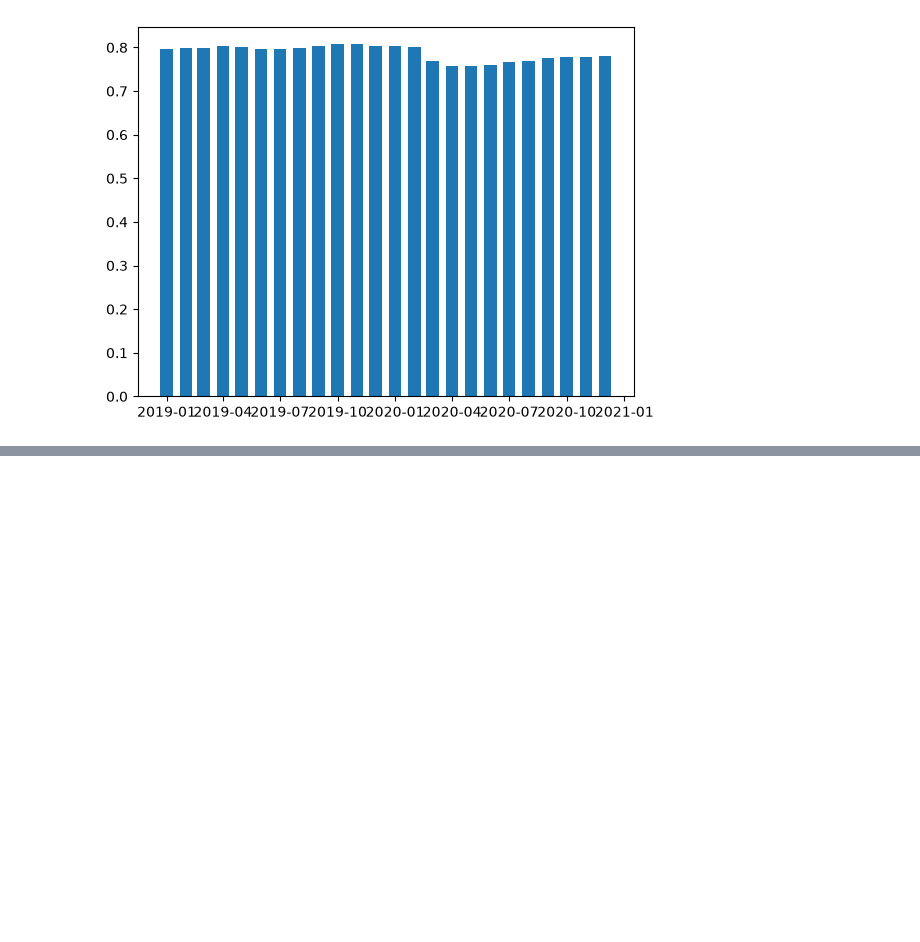
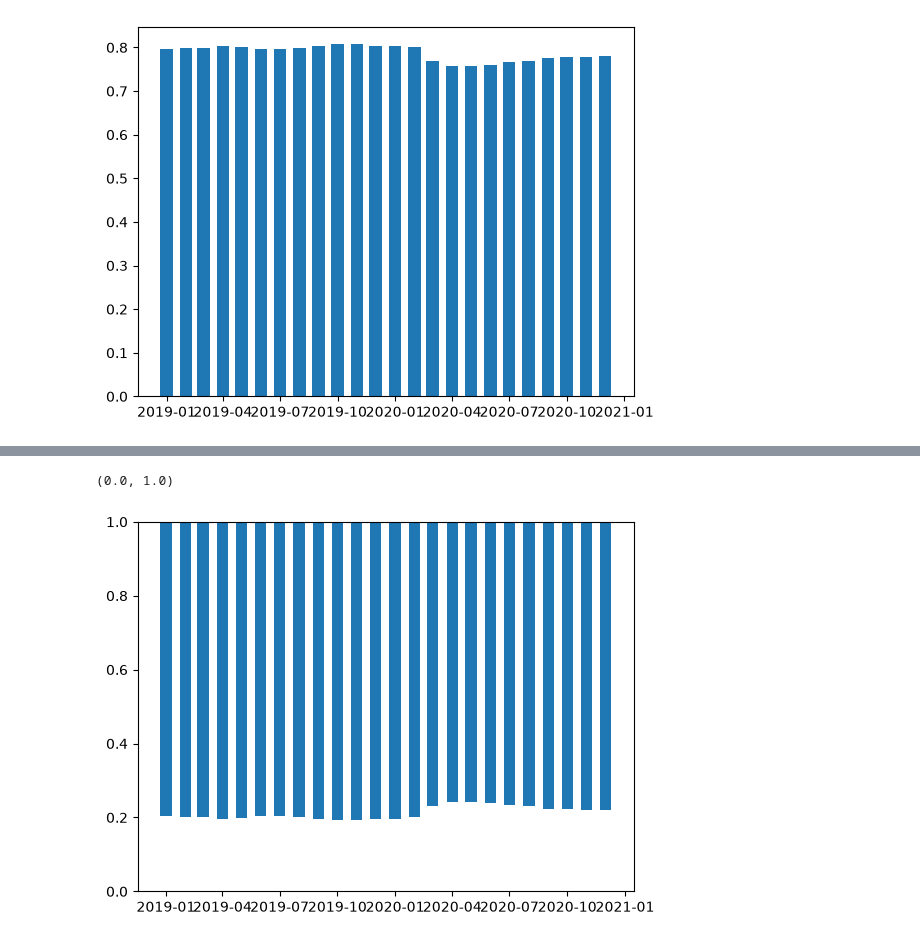
Before and after one commit to danielbgyetvai/data-analytics-python-wise2627, a Jupyter notebook: notebooks/employment_status_patterns.ipynb, the cells around one changed output, grey strips where cells are left out. Drawn from its saved outputs; the diff is of its cells as text; code cells hidden in the pictures; blank space fills up the shorter version.

```diff
--- a/notebooks/employment_status_patterns.ipynb
+++ b/notebooks/employment_status_patterns.ipynb
@@ -258,0 +304,5 @@ ax.bar(
+# %%
+df3['1-employed'] = (
+    1 - df3['employed']
+)
+df3[['1-employed', 'employed']]
@@ -258,0 +327,21 @@ ax.bar(
+# %%
+fig, ax = plt.subplots()
+
+ax.bar(
+    # horizontal axis is the same as before
+    df3['year_month_start'],
+    # bottom of the bars is the complement share 1-employed
+    bottom=df3['1-employed'],
+    # height of the bars is the share of employed
+    height=df3['employed'],
+    width=18
+)
+# setting the limits of the vertical y- axis
+# we are plotting shares: interval between 0 and 1
+ax.set_ylim(
+    bottom=0,
+    top=1
+)
+# %% [output]
+(0.0, 1.0)
+[figure, added]
```
Also changed, not shown: parts of 12 cells of this notebook, 2 other files.
